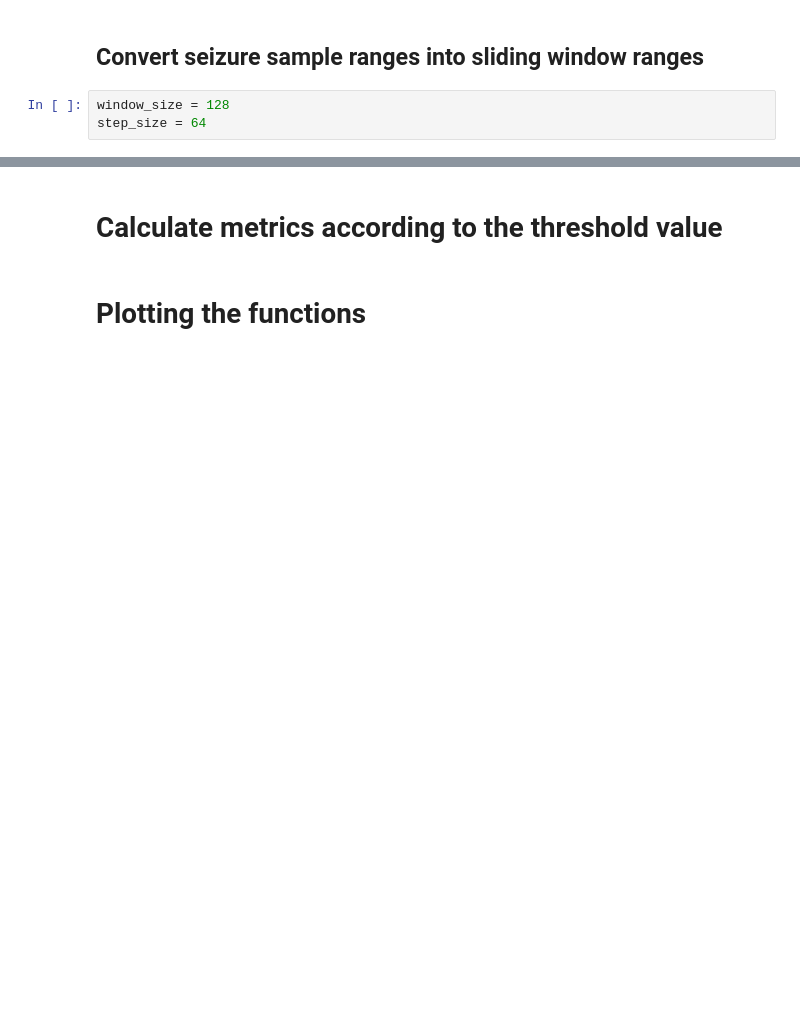
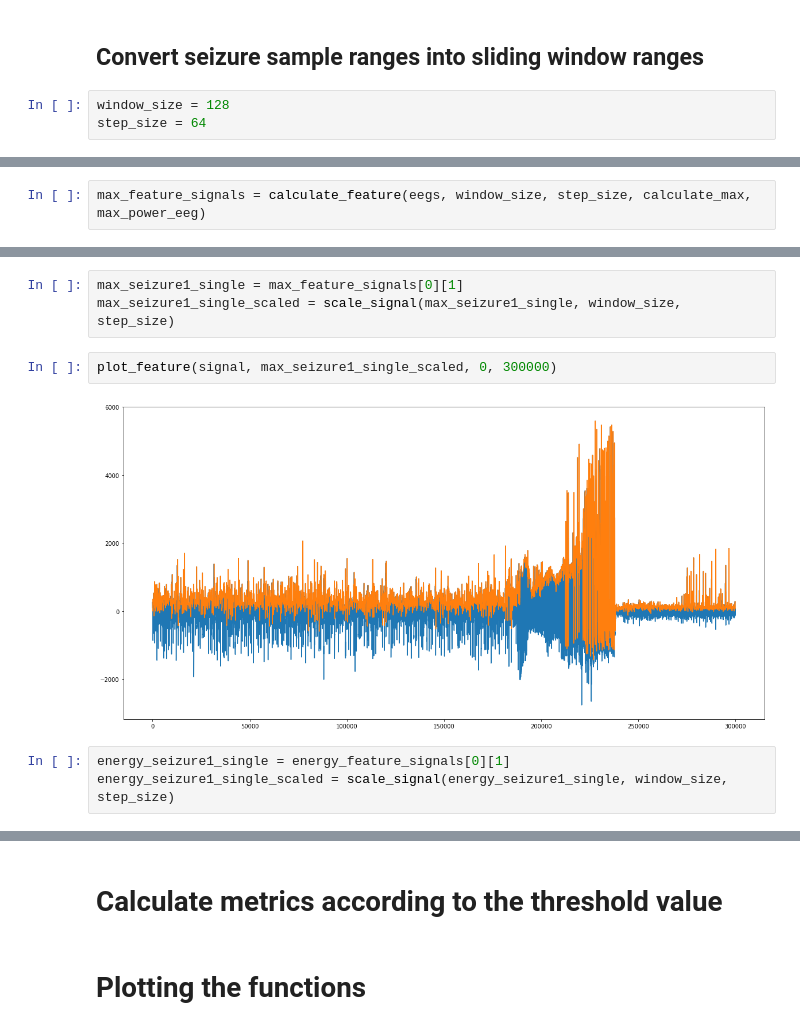
Before and after one commit to sinitame/ieeg-ml-project, a Jupyter notebook: notebooks/Feature_selection_patient_1.ipynb, the cells around one changed output, grey strips where cells are left out. Cells and saved outputs as stored; diff of their text form; blank space fills up the shorter version.

```diff
--- a/notebooks/Feature_selection_patient_1.ipynb
+++ b/notebooks/Feature_selection_patient_1.ipynb
@@ -120,0 +40,2 @@ plt.plot(moving_avg_seizure1_single_scaled[:300000]/np.max(moving_avg_seizure1_s
+# %%
+max_feature_signals = calculate_feature(eegs, window_size, step_size, calculate_max, max_power_eeg)
@@ -120,0 +69,10 @@ plt.plot(moving_avg_seizure1_single_scaled[:300000]/np.max(moving_avg_seizure1_s
+# %%
+max_seizure1_single = max_feature_signals[0][1]
+max_seizure1_single_scaled = scale_signal(max_seizure1_single, window_size, step_size)
+# %%
+plot_feature(signal, max_seizure1_single_scaled, 0, 300000)
+# %% [output]
+[figure, added]
+# %%
+energy_seizure1_single = energy_feature_signals[0][1]
+energy_seizure1_single_scaled = scale_signal(energy_seizure1_single, window_size, step_size)
```
Also changed, not shown: parts of 109 cells of this notebook.
